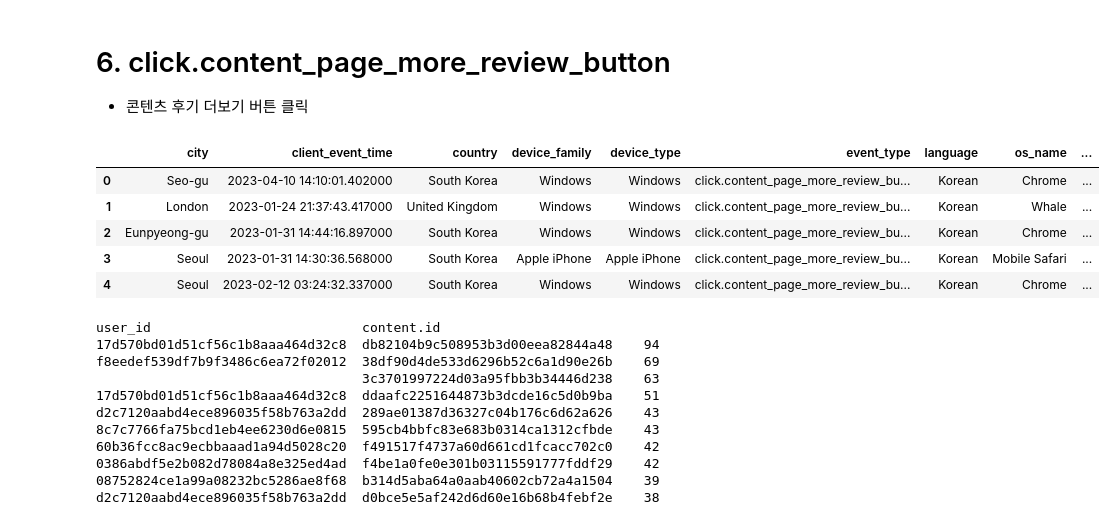
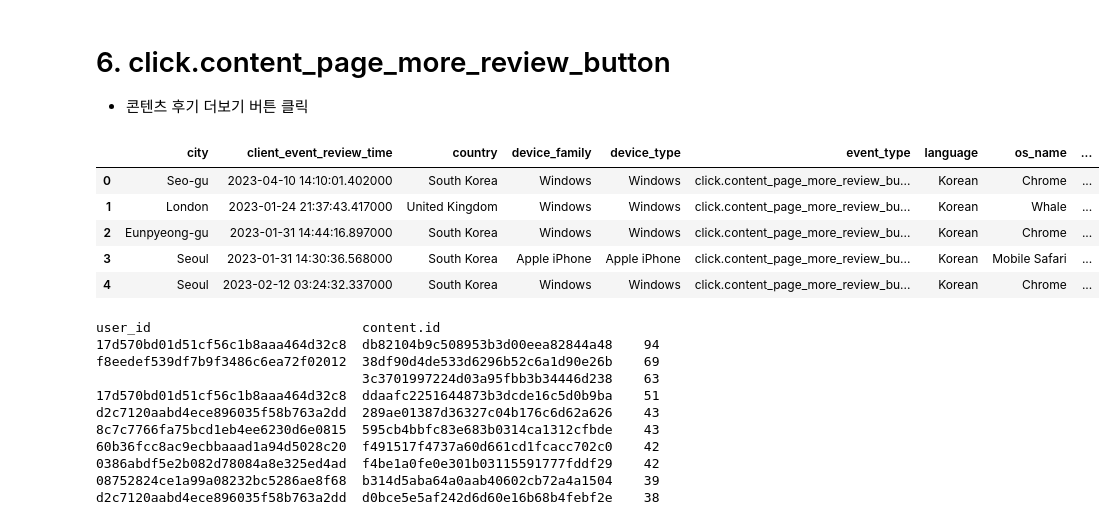
Before and after one commit to saeraniren/intermediate_project, a Jupyter notebook: haein_eda.ipynb, the cells around one changed output. Cells and saved outputs as stored; diff of their text form; code cells hidden in the pictures.

```diff
--- a/haein_eda.ipynb
+++ b/haein_eda.ipynb
@@ -460,10 +460,10 @@ plt.show()
 # %%
 click_review = pd.read_csv('/Users/haein/Desktop/코드잇-데이터분석/중급 프로젝트/주제 2/click.content_page_more_review_button.csv')
 click_review.drop(columns=['device_carrier'], inplace=True)
-click_review.rename(columns={'content.id': 'content_id'}, inplace=True)
+click_review.rename(columns={'content.id': 'content_id','client_event_time':'client_event_review_time'}, inplace=True)
 click_review.head()
 # %% [output]
-|  | city | client_event_time | country | device_family | device_type | event_type | language | os_name | ... |
+|  | city | client_event_review_time | country | device_family | device_type | event_type | language | os_name | ... |
 | 0 | Seo-gu | 2023-04-10 14:10:01.402000 | South Korea | Windows | Windows | click.content_page_more_review_bu... | Korean | Chrome | ... |
 | 1 | London | 2023-01-24 21:37:43.417000 | United Kingdom | Windows | Windows | click.content_page_more_review_bu... | Korean | Whale | ... |
 | 2 | Eunpyeong-gu | 2023-01-31 14:44:16.897000 | South Korea | Windows | Windows | click.content_page_more_review_bu... | Korean | Chrome | ... |
```
Also changed, not shown: parts of 1 cell of this notebook.
